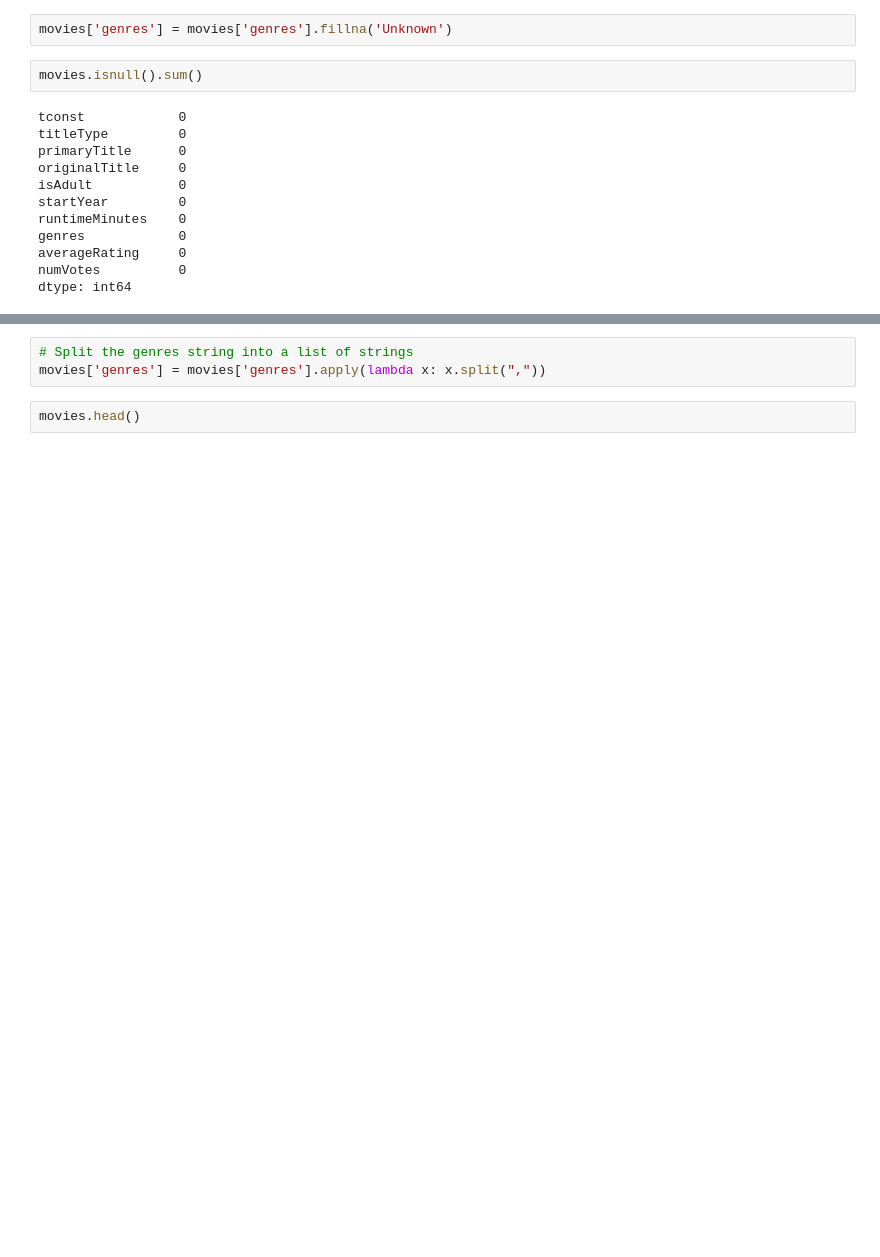
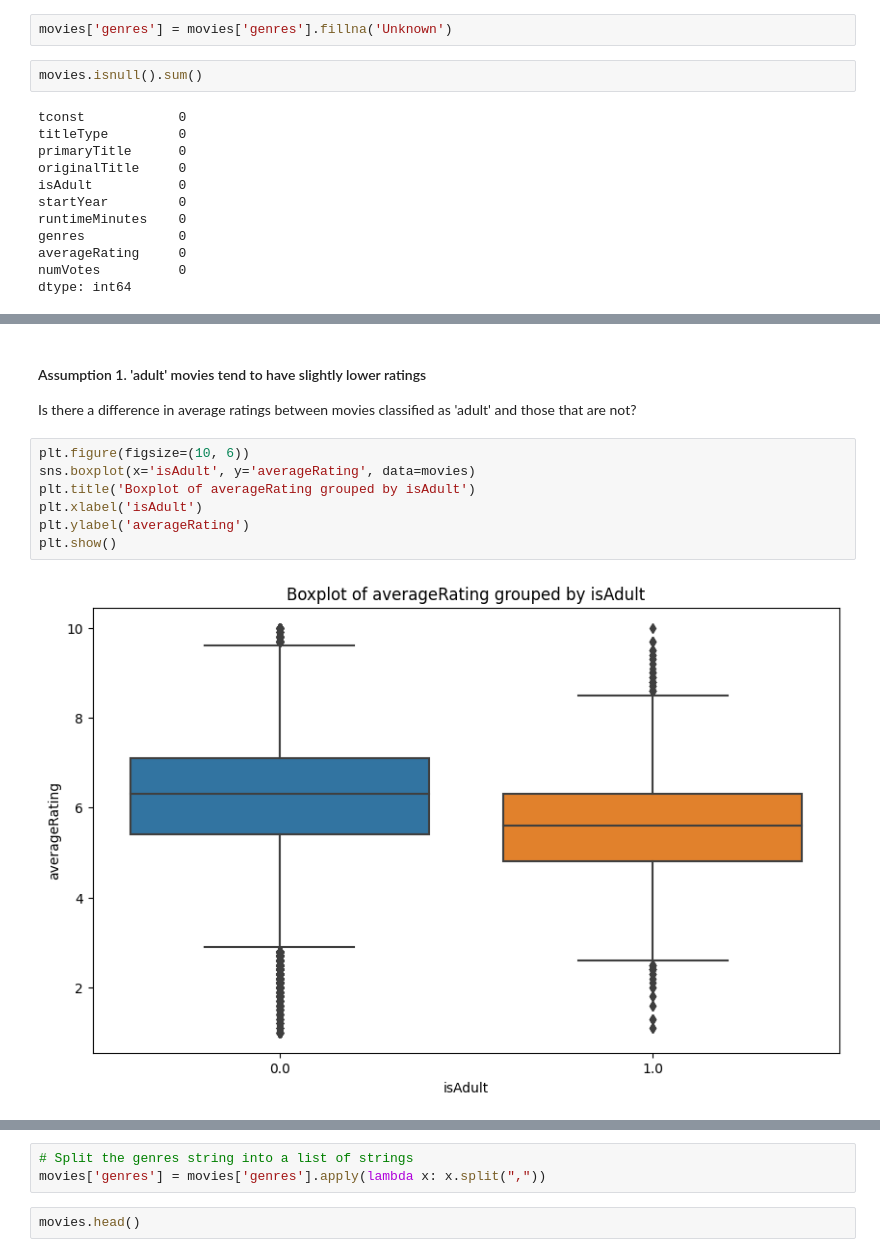
Before and after one commit to jyok117/imdb-movie-rating-prediction, a Jupyter notebook: imdb_movie_rating_prediction.ipynb, the cells around one changed output, grey strips where cells are left out. Drawn from its saved outputs; the diff is of its cells as text; blank space fills up the shorter version.

```diff
--- a/imdb_movie_rating_prediction.ipynb
+++ b/imdb_movie_rating_prediction.ipynb
@@ -243,0 +283,13 @@ The disadvantage of this process is it increases the dataset's size (adds more f
+# %% [markdown]
+#### Assumption 1. 'adult' movies tend to have slightly lower ratings
+
+Is there a difference in average ratings between movies classified as 'adult' and those that are not?
+# %%
+plt.figure(figsize=(10, 6))
+sns.boxplot(x='isAdult', y='averageRating', data=movies)
+plt.title('Boxplot of averageRating grouped by isAdult')
+plt.xlabel('isAdult')
+plt.ylabel('averageRating')
+plt.show()
+# %% [output]
+[figure, added]
```
Also changed, not shown: parts of 26 cells of this notebook.
